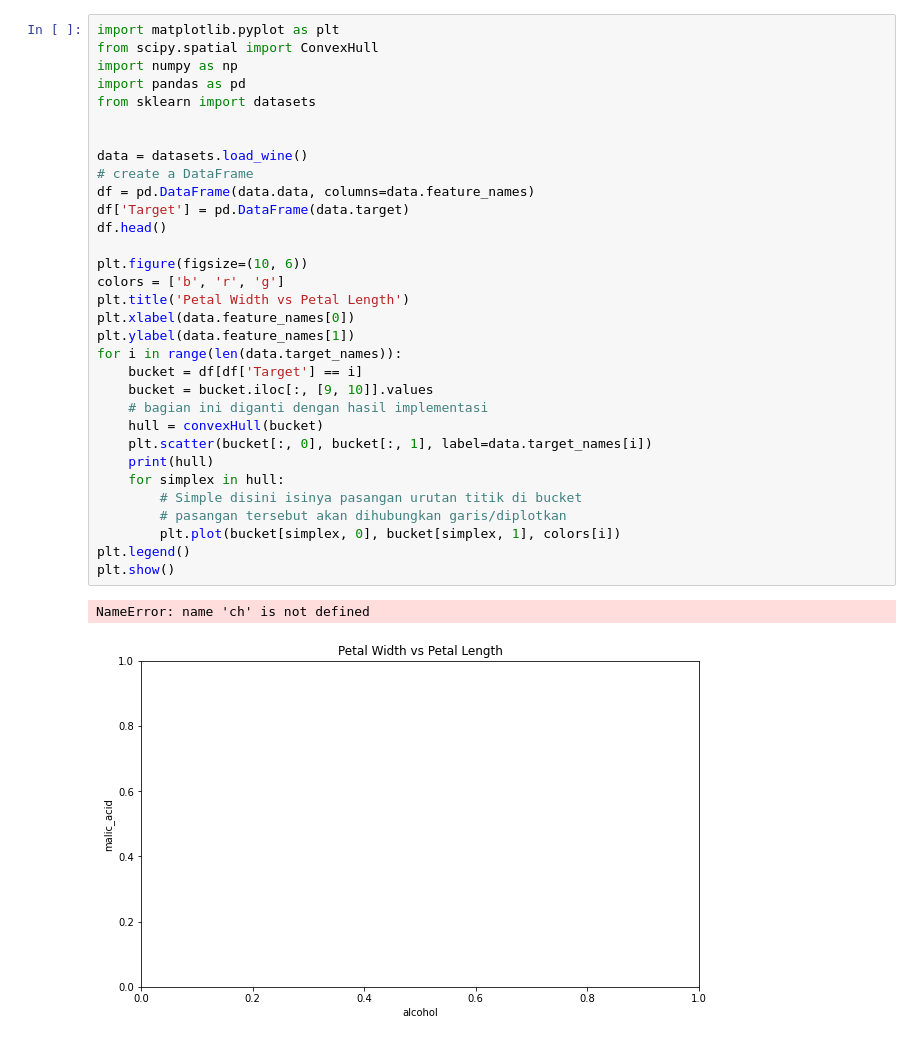
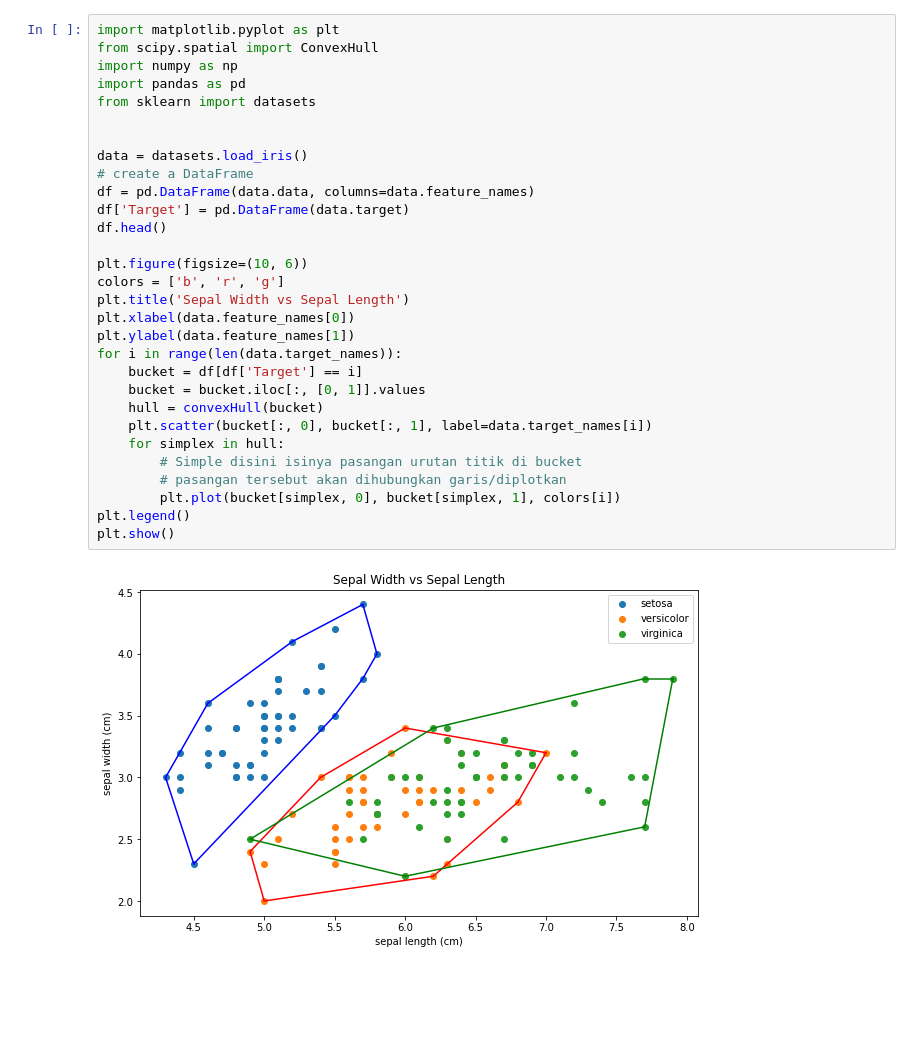
Before and after one commit to sumertayoga/Tucil-2-Stima, a Jupyter notebook: src/myConvexHull.ipynb, the cells around one changed output. Drawn from its saved outputs; the diff is of its cells as text; blank space fills up the shorter version.

```diff
--- a/src/myConvexHull.ipynb
+++ b/src/myConvexHull.ipynb
@@ -88,35 +94,32 @@ def DandC(bucket, p1, p2, s):
 # %%
 import matplotlib.pyplot as plt
 from scipy.spatial import ConvexHull
 import numpy as np
 import pandas as pd
 from sklearn import datasets
 
 
-data = datasets.load_wine()
+data = datasets.load_iris()
 # create a DataFrame
 df = pd.DataFrame(data.data, columns=data.feature_names)
 df['Target'] = pd.DataFrame(data.target)
 df.head()
 
 plt.figure(figsize=(10, 6))
 colors = ['b', 'r', 'g']
-plt.title('Petal Width vs Petal Length')
+plt.title('Sepal Width vs Sepal Length')
 plt.xlabel(data.feature_names[0])
 plt.ylabel(data.feature_names[1])
 for i in range(len(data.target_names)):
     bucket = df[df['Target'] == i]
-    bucket = bucket.iloc[:, [9, 10]].values
-    # bagian ini diganti dengan hasil implementasi
+    bucket = bucket.iloc[:, [0, 1]].values
     hull = convexHull(bucket)
     plt.scatter(bucket[:, 0], bucket[:, 1], label=data.target_names[i])
-    print(hull)
     for simplex in hull:
         # Simple disini isinya pasangan urutan titik di bucket
         # pasangan tersebut akan dihubungkan garis/diplotkan
         plt.plot(bucket[simplex, 0], bucket[simplex, 1], colors[i])
 plt.legend()
 plt.show()
 # %% [output]
-NameError: name 'ch' is not defined
-[figure, old version]
+[figure, new version]
```
Also changed, not shown: parts of 1 cell of this notebook, 5 other files.
